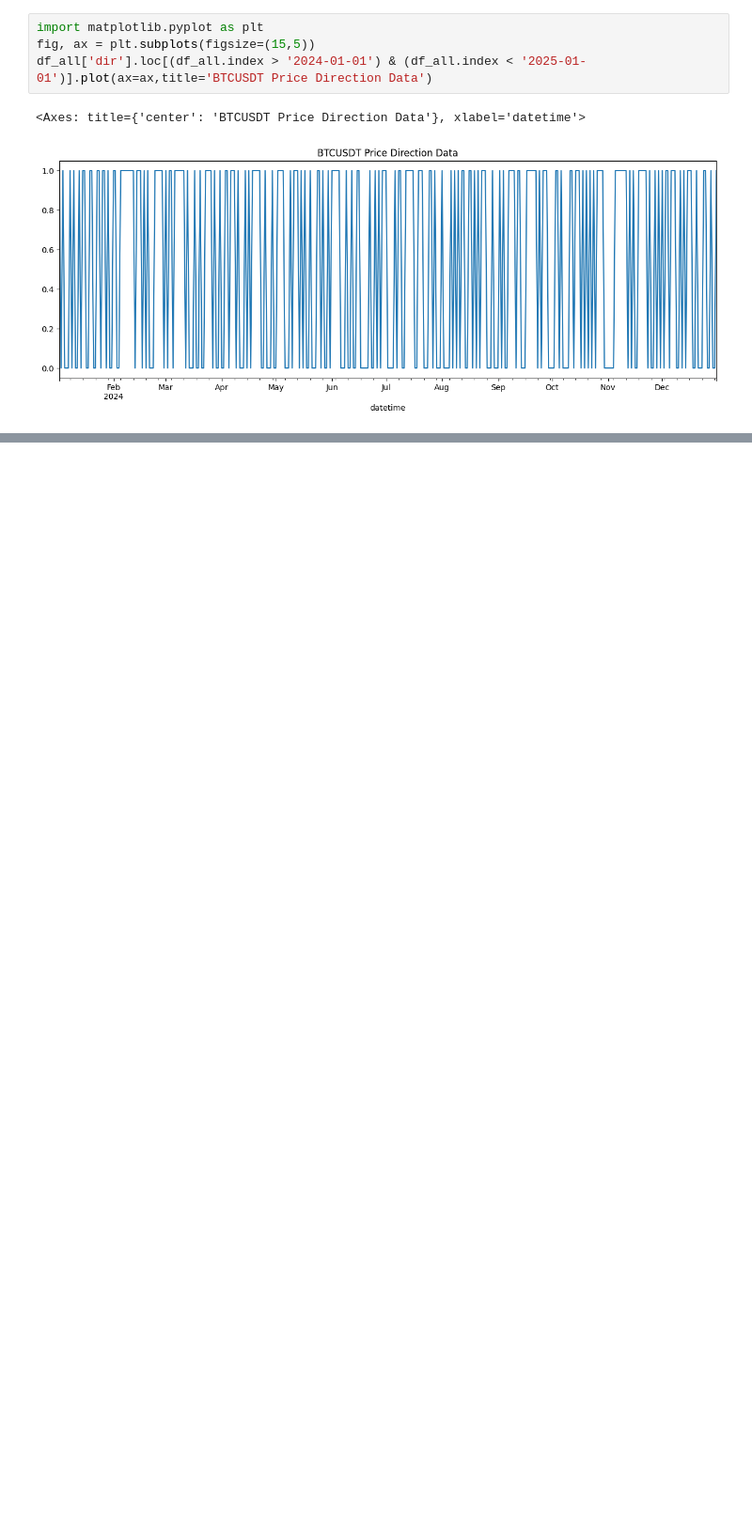
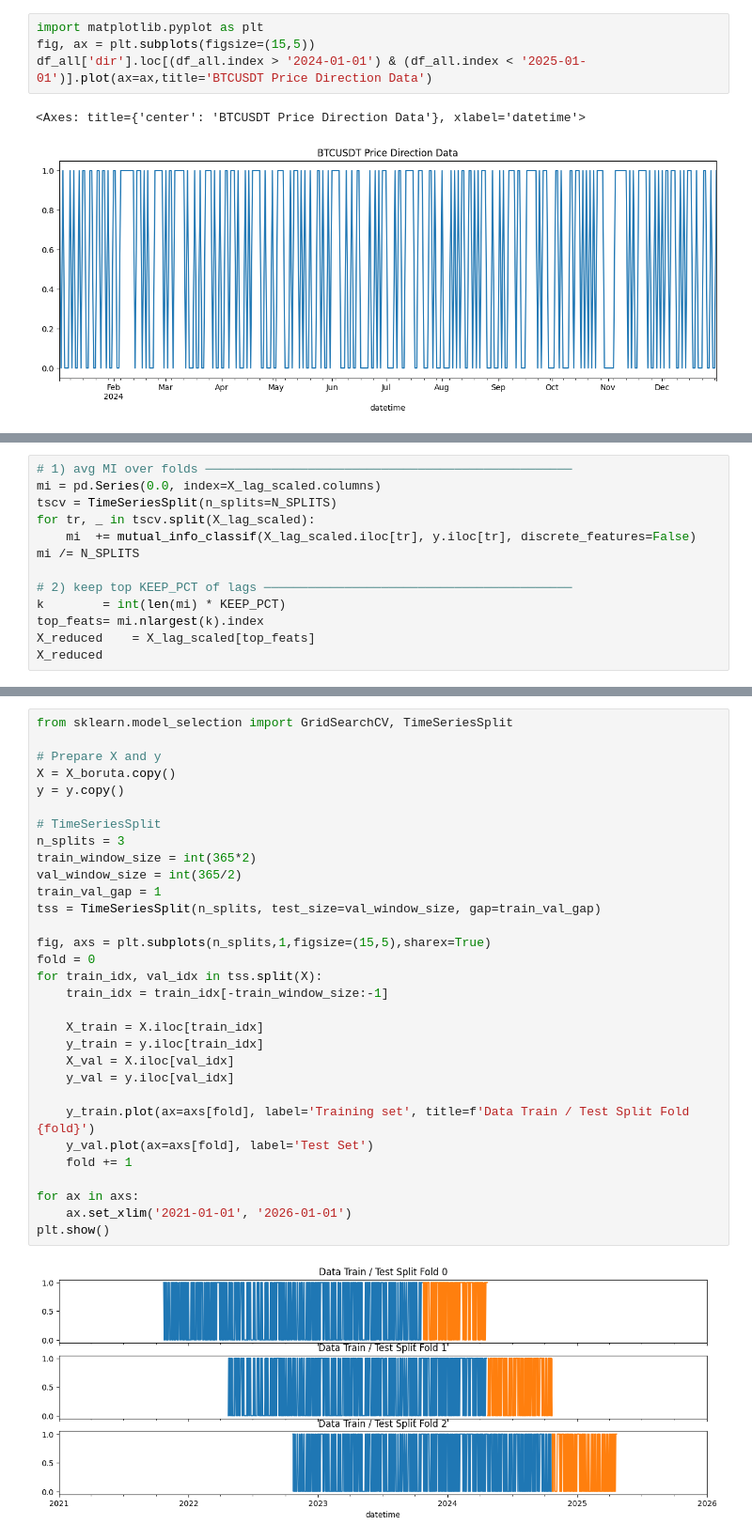
Before and after one commit to dleeim/coracle, a Jupyter notebook: xgboost/EDA.ipynb, the cells around one changed output, grey strips where cells are left out. Shown at 94% size. Drawn from its saved outputs; the diff is of its cells as text; blank space fills up the shorter version.

```diff
--- a/xgboost/EDA.ipynb
+++ b/xgboost/EDA.ipynb
@@ -216,0 +132,13 @@ X_reduced = X_red.copy()
+# %%
+# 1) avg MI over folds ──────────────────────────────────────────────────
+mi = pd.Series(0.0, index=X_lag_scaled.columns)
+tscv = TimeSeriesSplit(n_splits=N_SPLITS)
+for tr, _ in tscv.split(X_lag_scaled):
+    mi  += mutual_info_classif(X_lag_scaled.iloc[tr], y.iloc[tr], discrete_features=False)
+mi /= N_SPLITS
+
+# 2) keep top KEEP_PCT of lags ──────────────────────────────────────────
+k        = int(len(mi) * KEEP_PCT)
+top_feats= mi.nlargest(k).index
+X_reduced    = X_lag_scaled[top_feats]
+X_reduced
@@ -328 +214,34 @@ corr
+# %%
+from sklearn.model_selection import GridSearchCV, TimeSeriesSplit
+
+# Prepare X and y
+X = X_boruta.copy()
+y = y.copy()
+
+# TimeSeriesSplit
+n_splits = 3
+train_window_size = int(365*2)
+val_window_size = int(365/2)
+train_val_gap = 1
+tss = TimeSeriesSplit(n_splits, test_size=val_window_size, gap=train_val_gap)
+
+fig, axs = plt.subplots(n_splits,1,figsize=(15,5),sharex=True)
+fold = 0
+for train_idx, val_idx in tss.split(X):
+    train_idx = train_idx[-train_window_size:-1]
+
+    X_train = X.iloc[train_idx]
+    y_train = y.iloc[train_idx]
+    X_val = X.iloc[val_idx]
+    y_val = y.iloc[val_idx]
+
+    y_train.plot(ax=axs[fold], label='Training set', title=f'Data Train / Test Split Fold {fold}')
+    y_val.plot(ax=axs[fold], label='Test Set')
+    fold += 1
+
+for ax in axs:
+    ax.set_xlim('2021-01-01', '2026-01-01')
+plt.show()
+# %% [output]
+[figure, added]
 # %%
```
Also changed, not shown: parts of 24 cells of this notebook.
